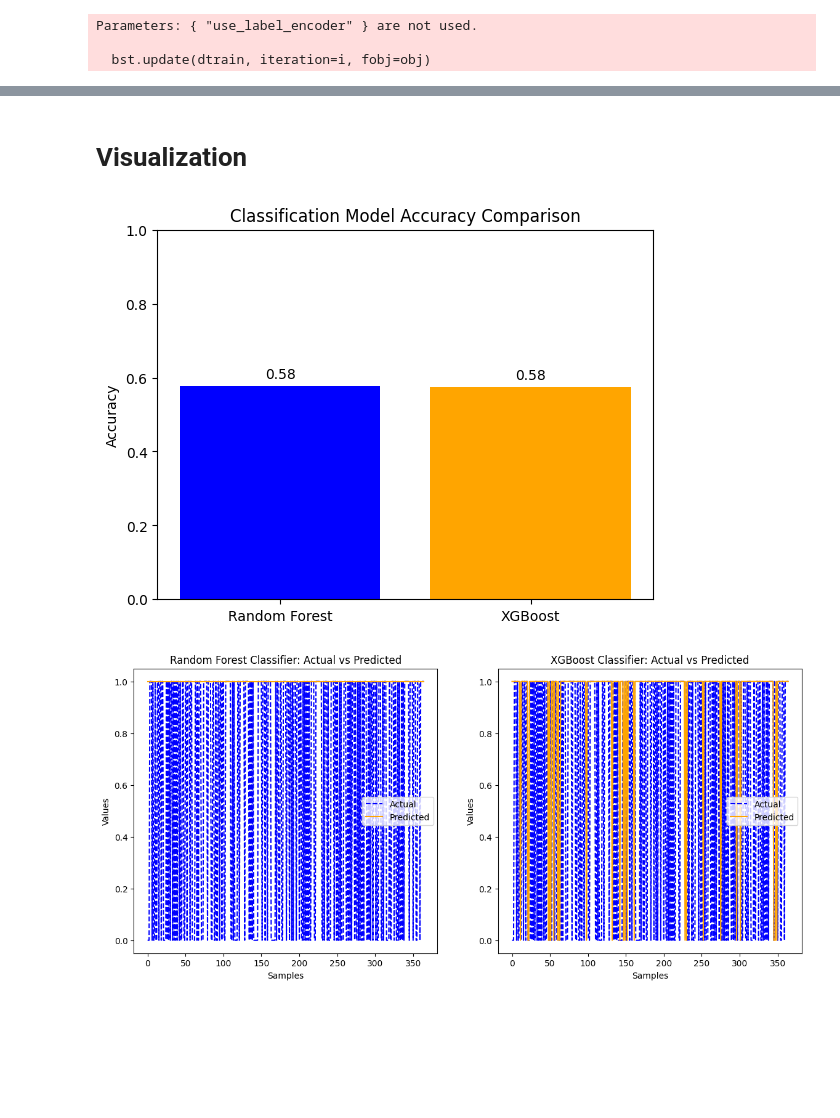
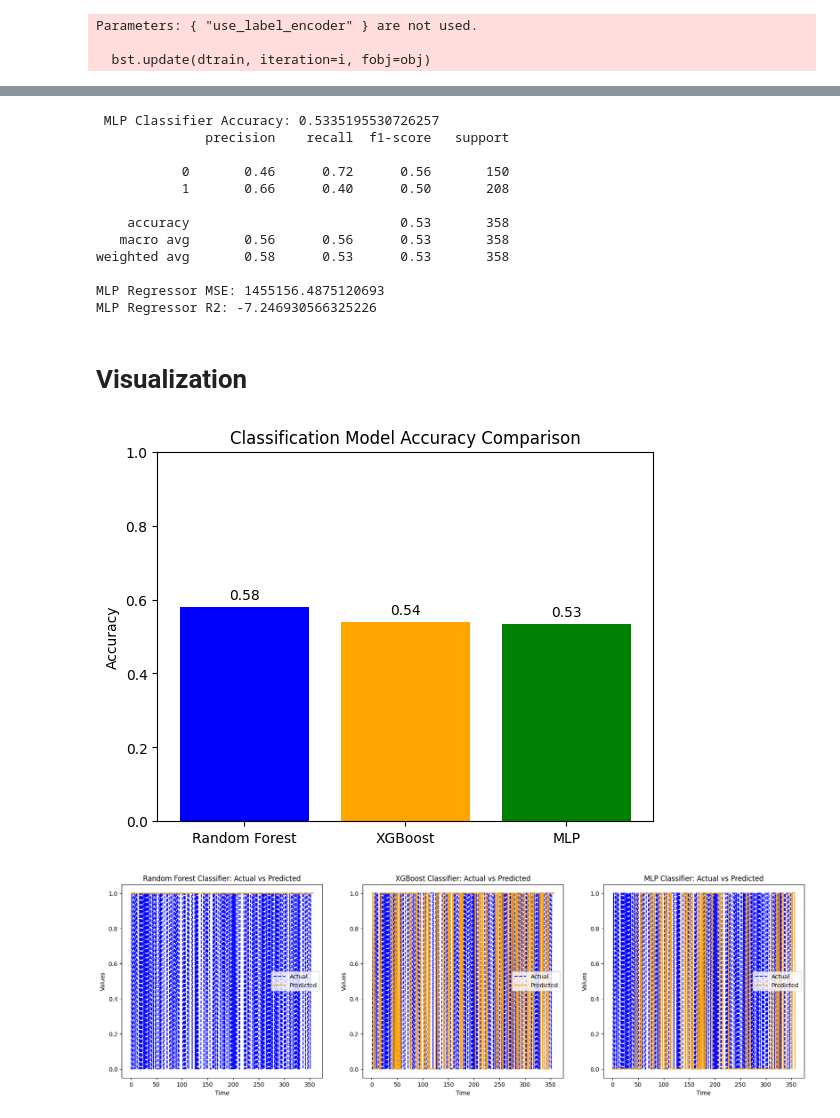
Before and after one commit to BuiBachKhanhDuy/Gold_Price_Predict_Model_with_Yfinance, a Jupyter notebook: Predict_Model.ipynb, the cells around one changed output, grey strips where cells are left out. Drawn from its saved outputs; the diff is of its cells as text; code cells hidden in the pictures; blank space fills up the shorter version.

Commit message:
Add MLP model and change into time series split

```diff
--- a/Predict_Model.ipynb
+++ b/Predict_Model.ipynb
@@ -93,19 +115,16 @@ preprocessed_data
 # %%
-# train-test split (last 365 days as test set)
+# train-test split (time series split without random shuffling)
+features = preprocessed_data.drop(columns=['Date', 'Tomorrow_Close', 'Price Direction'  ])
+target_reg = preprocessed_data['Tomorrow_Close']
+target_clf = preprocessed_data['Price Direction']
+tscv = TimeSeriesSplit(n_splits=5)
+for train_index, test_index in tscv.split(features):
+    X_train, X_test = features.iloc[train_index], features.iloc[test_index]
+    y_train_reg, y_test_reg = target_reg.iloc[train_index], target_reg.iloc[test_index]
+    y_train_clf, y_test_clf = target_clf.iloc[train_index], target_clf.iloc[test_index]
+    # Standardize features
+    scaler = StandardScaler()
+    X_train = scaler.fit_transform(X_train)
+    X_test = scaler.transform(X_test)
 
-train_data = preprocessed_data[:-365]
-test_data = preprocessed_data[-365:]
-
-predictor_vars = preprocessed_data.drop(
-    columns=['Tomorrow_Close', 'Price Direction', 'Price Change %', 'Date']
-    ).columns
-
-X_train = train_data[predictor_vars]
-y_train_clf = train_data['Price Direction']
-y_train_reg = train_data['Price Change %']
-X_test = test_data[predictor_vars]
-y_test_clf = test_data['Price Direction']
-y_test_reg = test_data['Price Change %']
-scaler = StandardScaler()
-X_train = scaler.fit_transform(X_train)
-X_test = scaler.transform(X_test)
+print(f"Training set size: {X_train.shape}, Testing set size: {X_test.shape}")
@@ -216,10 +270,28 @@ XGBoost Regressor R2: -0.3467178375935249
+# %%
+print("\n MLP Classifier Accuracy:", mlp_clf_accuracy)
+print(mlp_clf_report)
+print("MLP Regressor MSE:", mlp_reg_mse)
+print("MLP Regressor R2:", mlp_reg_r2)
+# %% [output]
+ MLP Classifier Accuracy: 0.5335195530726257
+              precision    recall  f1-score   support
+
+           0       0.46      0.72      0.56       150
+           1       0.66      0.40      0.50       208
+
+    accuracy                           0.53       358
+   macro avg       0.56      0.56      0.53       358
+weighted avg       0.58      0.53      0.53       358
+
+MLP Regressor MSE: 1455156.4875120693
+MLP Regressor R2: -7.246930566325226
 # %% [markdown]
 # Visualization
 # %%
 # Classification results visualization (full report)
-models = ['Random Forest', 'XGBoost']
-accuracies = [rf_clf_accuracy, xgb_clf_accuracy]
-plt.bar(models, accuracies, color=['blue', 'orange'])
+models = ['Random Forest', 'XGBoost', 'MLP']
+accuracies = [rf_clf_accuracy, xgb_clf_accuracy, mlp_clf_accuracy]
+plt.bar(models, accuracies, color=['blue', 'orange', 'green'])
 plt.ylabel('Accuracy')
 plt.title('Classification Model Accuracy Comparison')
 plt.ylim(0, 1)
@@ -227,28 +299,36 @@ for i, v in enumerate(accuracies):
     plt.text(i, v + 0.02, f"{v:.2f}", ha='center')
 plt.show()
 # %% [output]
-[figure, old version]
+[figure, new version]
 # %%
 # Actual vs Predicted for Classification (line plot)
-fig, (ax1, ax2) = plt.subplots(1, 2, figsize=(14, 6))
+fig, (ax1, ax2, ax3) = plt.subplots(1, 3, figsize=(21, 6))
 # random forest
 ax1.plot(y_test_clf.values, label='Actual', color='blue', linestyle='--')
 ax1.plot(y_pred_rf_clf, label='Predicted', color='orange')
 ax1.set_title('Random Forest Classifier: Actual vs Predicted')
-ax1.set_xlabel('Samples')
+ax1.set_xlabel('Time')
 ax1.set_ylabel('Values')
 ax1.legend()
 
 # xgboost
 ax2.plot(y_test_clf.values, label='Actual', color='blue', linestyle='--')
 ax2.plot(y_pred_xgb_clf, label='Predicted', color='orange')
 ax2.set_title('XGBoost Classifier: Actual vs Predicted')
-ax2.set_xlabel('Samples')
+ax2.set_xlabel('Time')
 ax2.set_ylabel('Values')
 ax2.legend()
 
+# MLP
+ax3.plot(y_test_clf.values, label='Actual', color='blue', linestyle='--')
+ax3.plot(y_pred_mlp_clf, label='Predicted', color='orange')
+ax3.set_title('MLP Classifier: Actual vs Predicted')
+ax3.set_xlabel('Time')
+ax3.set_ylabel('Values')
+ax3.legend()
+
 plt.show()
 # %% [output]
-[figure, old version]
+[figure, new version]
 # %%
 # Regression results visualization
```
Also changed, not shown: parts of 13 cells of this notebook.
